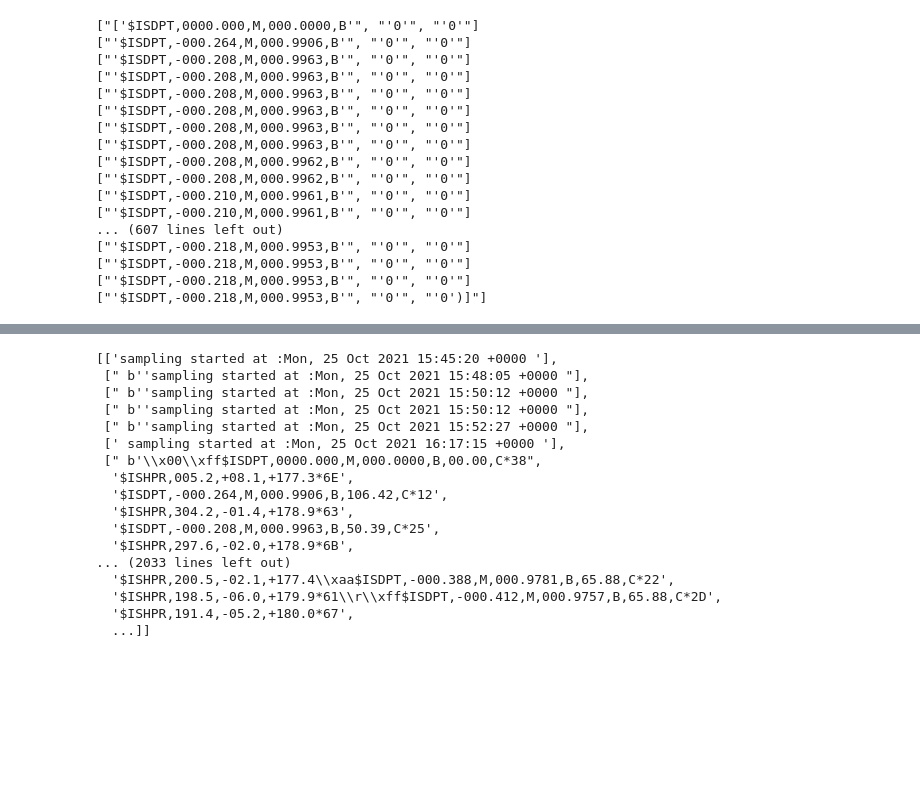
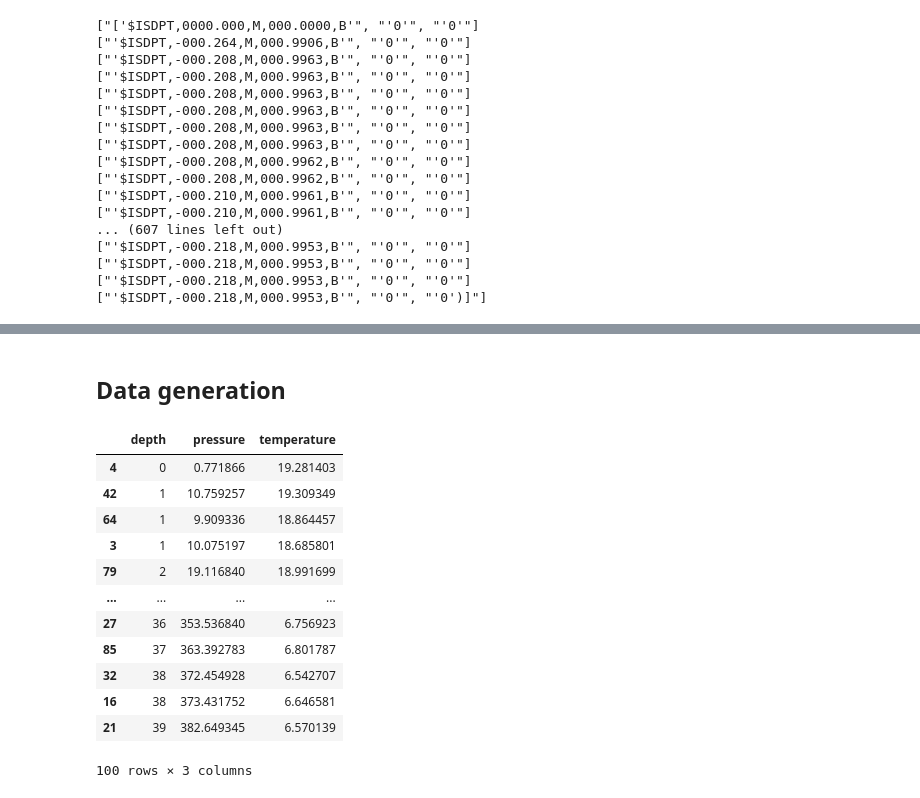
Before and after one commit to AdamSioud/Start-NTNU-Hackathon-2022, a Jupyter notebook: data-processing/data_processing.ipynb, the cells around one changed output, grey strips where cells are left out. Saved outputs shown, nothing was run; the diff lists cells and outputs as text; code cells hidden in the pictures; blank space fills up the shorter version.

Commit message:
Add ID123 data generation

```diff
--- a/data-processing/data_processing.ipynb
+++ b/data-processing/data_processing.ipynb
@@ -105,23 +111,37 @@ with open('trykksensor.txt') as f:
 trykksensor = []
 for line in trykksensor_raw:
     trykksensor.append(re.split("\\\\r\\\\n", re.sub("'b'",'',line)))
-# %%
-trykksensor
-# %% [output]
-[['sampling started at :Mon, 25 Oct 2021 15:45:20 +0000 '],
- [" b''sampling started at :Mon, 25 Oct 2021 15:48:05 +0000 "],
- [" b''sampling started at :Mon, 25 Oct 2021 15:50:12 +0000 "],
- [" b''sampling started at :Mon, 25 Oct 2021 15:50:12 +0000 "],
- [" b''sampling started at :Mon, 25 Oct 2021 15:52:27 +0000 "],
- [' sampling started at :Mon, 25 Oct 2021 16:17:15 +0000 '],
- [" b'\\x00\\xff$ISDPT,0000.000,M,000.0000,B,00.00,C*38",
-  '$ISHPR,005.2,+08.1,+177.3*6E',
-  '$ISDPT,-000.264,M,000.9906,B,106.42,C*12',
-  '$ISHPR,304.2,-01.4,+178.9*63',
-  '$ISDPT,-000.208,M,000.9963,B,50.39,C*25',
-  '$ISHPR,297.6,-02.0,+178.9*6B',
-... (2033 lines left out)
-  '$ISHPR,200.5,-02.1,+177.4\\xaa$ISDPT,-000.388,M,000.9781,B,65.88,C*22',
-  '$ISHPR,198.5,-06.0,+179.9*61\\r\\xff$ISDPT,-000.412,M,000.9757,B,65.88,C*2D',
-  '$ISHPR,191.4,-05.2,+180.0*67',
-  ...]]
+# %% [markdown]
+## Data generation
+# %%
+def get_ID123(size):
+   df = pd.DataFrame()
+   depth = np.random.randint(0, 40, size)
+   df['depth'] = depth
+   pressure = depth * 9.81 + np.random.normal(0, 0.5, size)
+   df['pressure'] = pressure
+   temperature = -np.log(depth+0.1) * 4.5 + 23
+   temperature = np.clip(temperature, 2.5, 19)
+   temperature += np.random.normal(0, 0.2, size)
+   df['temperature'] = temperature
+
+   return df
+# %%
+temp_df = get_ID123(1000)
+temp_df.to_csv('data/ID123-1000.csv', index=False)
+# %%
+temp_df.sort_values(by = 'depth').to_csv('')
+# %% [output]
+|  | depth | pressure | temperature |
+| 4 | 0 | 0.771866 | 19.281403 |
+| 42 | 1 | 10.759257 | 19.309349 |
+| 64 | 1 | 9.909336 | 18.864457 |
+| 3 | 1 | 10.075197 | 18.685801 |
+| 79 | 2 | 19.116840 | 18.991699 |
+| ... | ... | ... | ... |
+| 27 | 36 | 353.536840 | 6.756923 |
+| 85 | 37 | 363.392783 | 6.801787 |
+| 32 | 38 | 372.454928 | 6.542707 |
+| 16 | 38 | 373.431752 | 6.646581 |
+| 21 | 39 | 382.649345 | 6.570139 |
+100 rows × 3 columns
```
Also changed, not shown: parts of 3 cells of this notebook, 1 other file.
